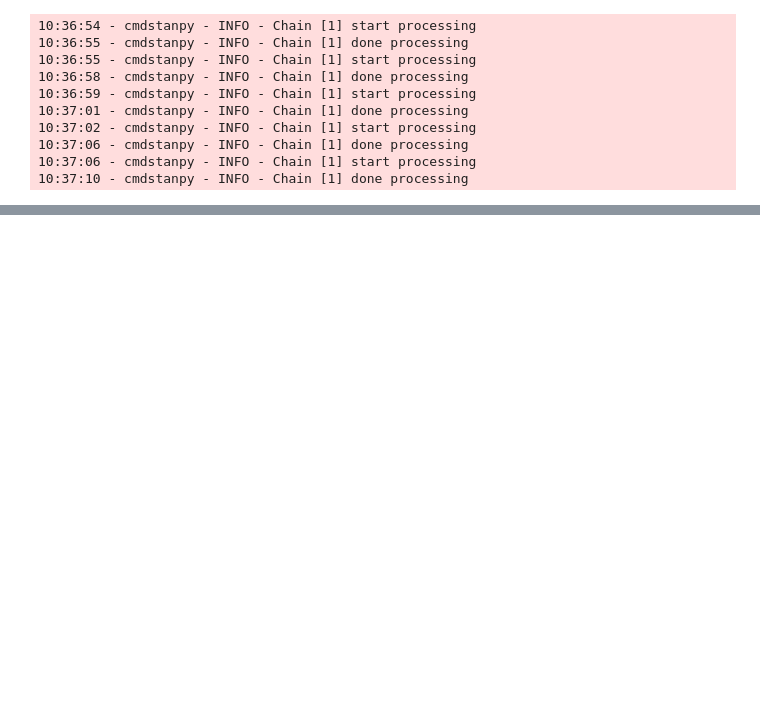
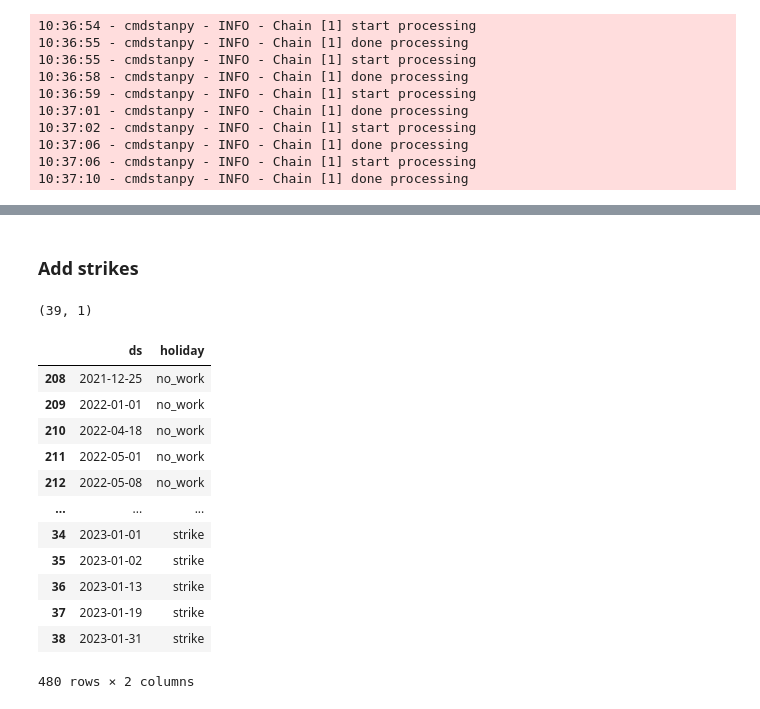
Before and after one commit to pavelkurach/bcg-datathon-2023, a Jupyter notebook: Notebooks/Models .ipynb, the cells around one changed output, grey strips where cells are left out. Cells and saved outputs as stored; diff of their text form; code cells hidden in the pictures; blank space fills up the shorter version.

```diff
--- a/Notebooks/Models .ipynb
+++ b/Notebooks/Models .ipynb
@@ -349,0 +356,10 @@ df_pred.to_csv('../data/df_pred.csv')
+# %% [markdown]
+### Add strikes
+# %%
+strikes = pd.read_csv('../data/Greves.csv')
+# %%
+strikes = np.array(strikes)
+# strikes += ['2021-01-21']
+strikes.shape
+# %% [output]
+(39, 1)
@@ -349,0 +368,17 @@ df_pred.to_csv('../data/df_pred.csv')
+# %%
+holidays_strikes = pd.concat([holidays, strikes])
+holidays_strikes
+# %% [output]
+|  | ds | holiday |
+| 208 | 2021-12-25 | no_work |
+| 209 | 2022-01-01 | no_work |
+| 210 | 2022-04-18 | no_work |
+| 211 | 2022-05-01 | no_work |
+| 212 | 2022-05-08 | no_work |
+| ... | ... | ... |
+| 34 | 2023-01-01 | strike |
+| 35 | 2023-01-02 | strike |
+| 36 | 2023-01-13 | strike |
+| 37 | 2023-01-19 | strike |
+| 38 | 2023-01-31 | strike |
+480 rows × 2 columns
```
Also changed, not shown: parts of 23 cells of this notebook.
